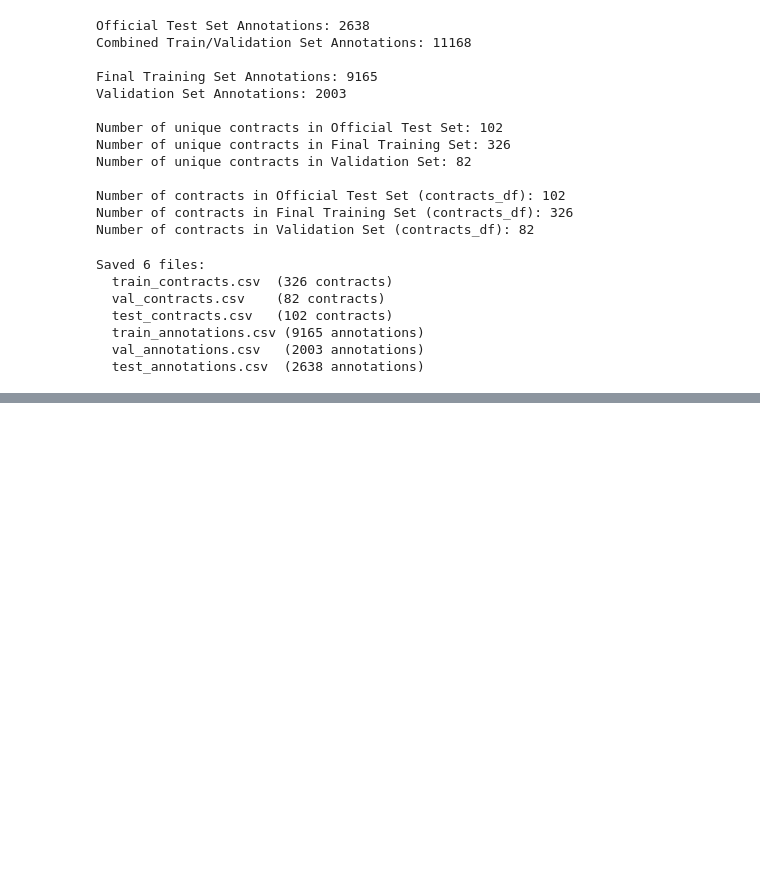
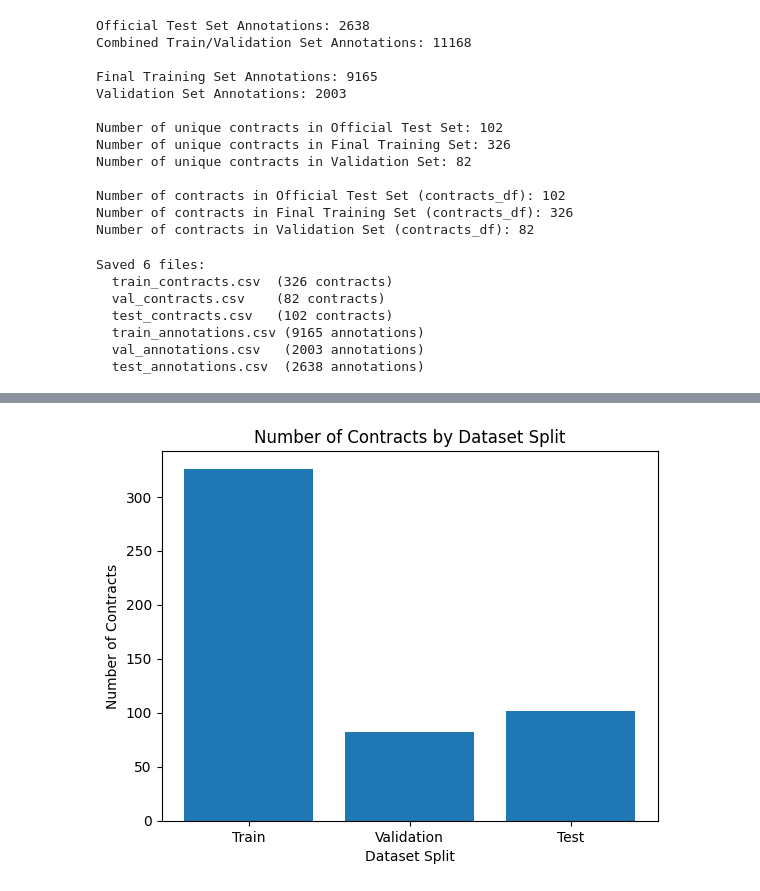
Before and after one commit to Break-Through-Tech/Accenture-1L-contract-review-challenge, a Jupyter notebook: notebooks/Google_colab.ipynb, the cells around one changed output, grey strips where cells are left out. Drawn from its saved outputs; the diff is of its cells as text; code cells hidden in the pictures; blank space fills up the shorter version.

```diff
--- a/notebooks/Google_colab.ipynb
+++ b/notebooks/Google_colab.ipynb
@@ -402,0 +495,17 @@ NameError: name 'train' is not defined
+# %%
+#bar chart showing train/val/test split
+splits = ["Train", "Validation", "Test"]
+split_counts = [
+    len(train_contracts_df),
+    len(val_contracts_df),
+    len(test_contracts_df)]
+
+plt.bar(splits, split_counts)
+
+plt.xlabel("Dataset Split")
+plt.ylabel("Number of Contracts")
+plt.title("Number of Contracts by Dataset Split")
+
+plt.show()
+# %% [output]
+[figure, added]
```
Also changed, not shown: parts of 14 cells of this notebook, 6 other files.
